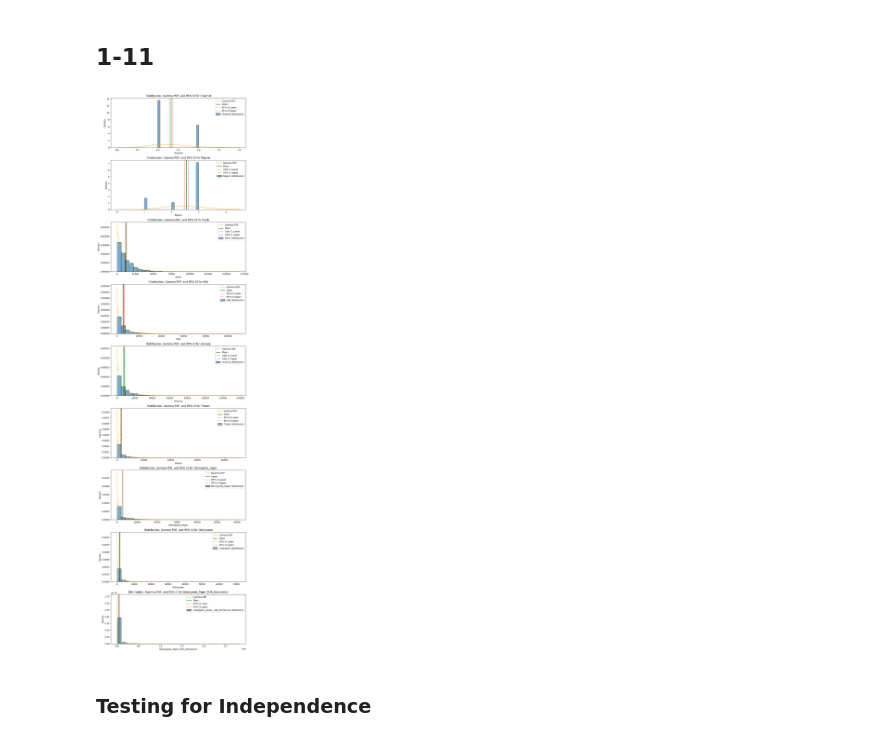
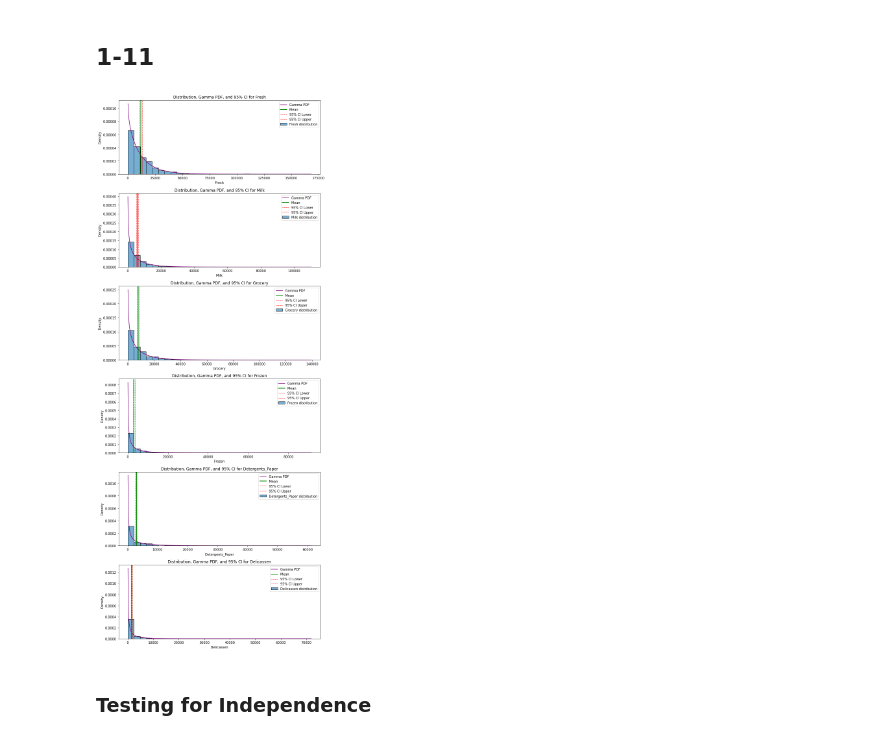
Before and after one commit to lopez-Luis89/Team_Project_AAI-500, a Jupyter notebook: Team Project AAI 500_Moh Updates.ipynb, the cells around one changed output. Saved outputs shown, nothing was run; the diff lists cells and outputs as text; code cells hidden in the pictures.

Commit message:
graphs

```diff
--- a/Team Project AAI 500_Moh Updates.ipynb
+++ b/Team Project AAI 500_Moh Updates.ipynb
@@ -237,43 +238,43 @@ Index(['Fresh', 'Milk', 'Grocery', 'Frozen', 'Detergents_Paper', 'Delicassen'],
 # %%
 # Visualize each column's data distribution, Gamma PDF, and 95% confidence intervals.
 
-num_columns = len(df.columns)
+num_columns = len(df_products.columns)
 fig, axs = plt.subplots(num_columns, 1, figsize=(10, num_columns*4))  # One plot per column for clarity
 
-for idx, column in enumerate(df.columns):
-    data = df[column]
+for idx, column in enumerate(df_products.columns):
+    data = df_products[column]
     mean = np.mean(data)
     standard_deviation = np.std(data)
     shape_df = len(data)
 
     # Calculating the Gamma distribution parameters
     variance_gamma = standard_deviation**2
     k_gamma = mean**2 / variance_gamma  # Shape parameter
     theta_gamma = variance_gamma / mean  # Scale parameter
 
     # Plotting the histogram of the data
     sns.histplot(data, kde=False, ax=axs[idx], label=f"{column} distribution", alpha=0.6, bins=20, stat="density")
 
     # Overlaying the Gamma PDF
     x = np.linspace(0, max(data)*1.5, 1000)
     y = stats.gamma.pdf(x, a=k_gamma, scale=theta_gamma)
-    axs[idx].plot(x, y, label=f"Gamma PDF", color='orange')
+    axs[idx].plot(x, y, label=f"Gamma PDF", color='purple')
 
     # Calculating and plotting the mean and 95% confidence intervals
     standard_error = standard_deviation / np.sqrt(shape_df)
     lower = mean - 1.96 * standard_error  # For 95% confidence interval
     upper = mean + 1.96 * standard_error
     axs[idx].axvline(x=mean, color='green', linestyle='-', linewidth=2, label='Mean')
     axs[idx].axvline(x=lower, color='red', linestyle='--', linewidth=1, label='95% CI Lower')
     axs[idx].axvline(x=upper, color='red', linestyle='--', linewidth=1, label='95% CI Upper')
 
     axs[idx].set_title(f'Distribution, Gamma PDF, and 95% CI for {column}')
     axs[idx].legend()
 
 plt.tight_layout()
 plt.show()
 # %% [output]
-[figure, old version]
+[figure, new version]
 # %% [markdown]
 ### Testing for Independence
 # %% [markdown]
```
Also changed, not shown: parts of 10 cells of this notebook, 1 other file.
